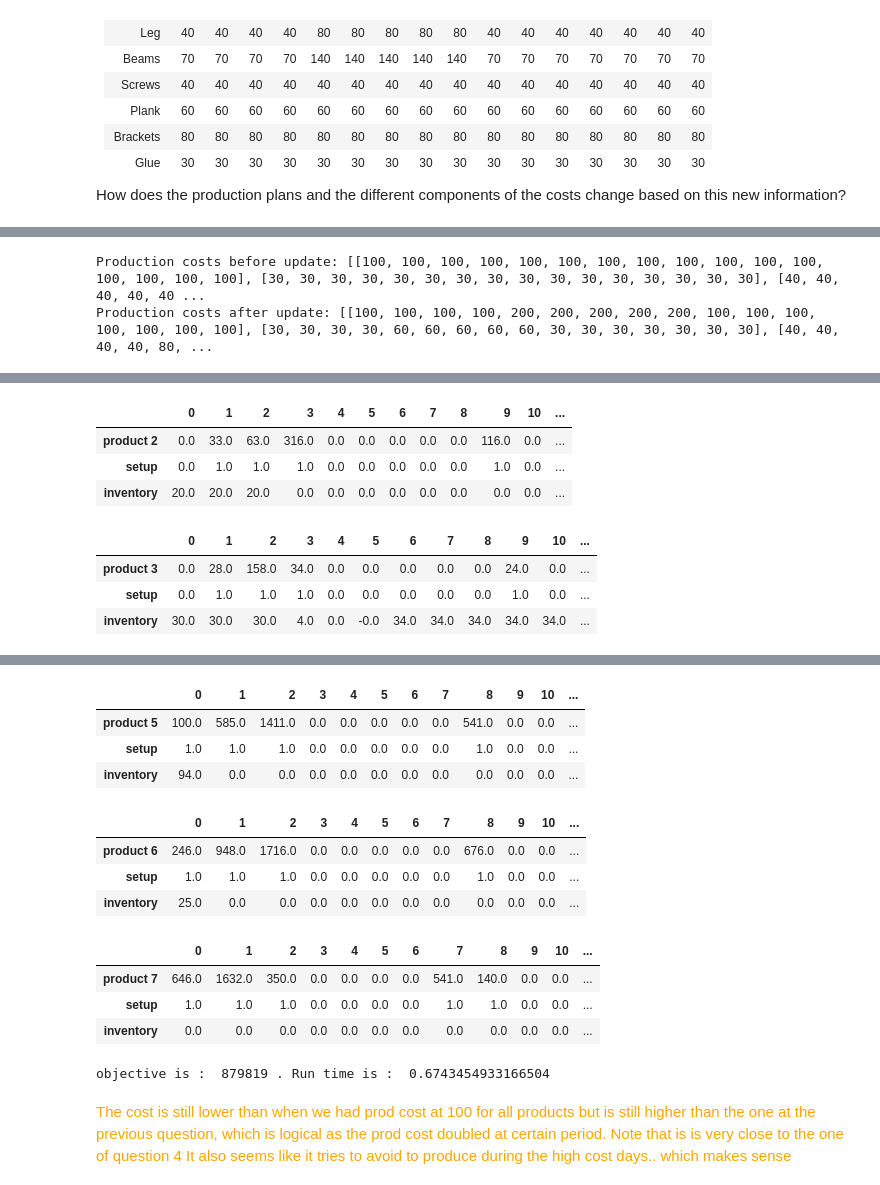
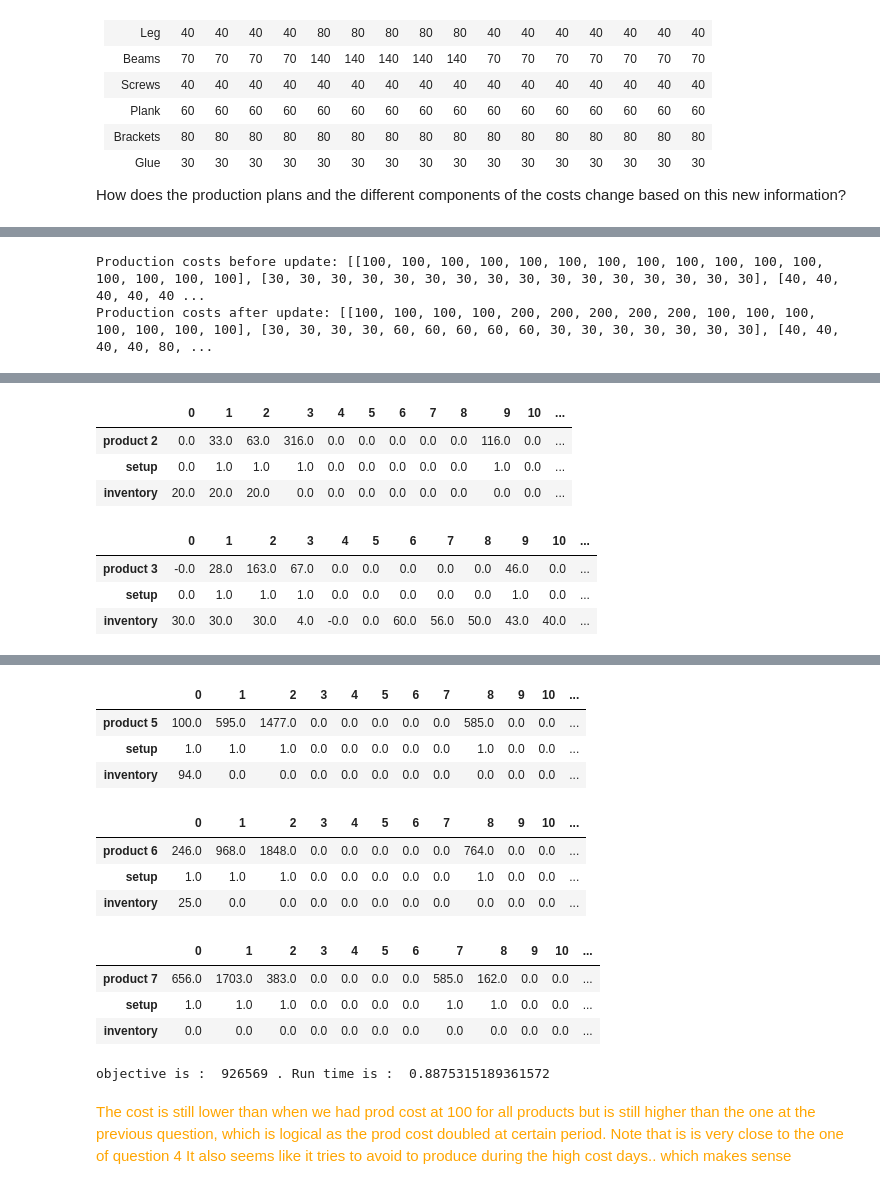
Before and after one commit to Ualh/operation_management, a Jupyter notebook: group7.ipynb, the cells around one changed output, grey strips where cells are left out. Cells and saved outputs as stored; diff of their text form; code cells hidden in the pictures.

```diff
--- a/group7.ipynb
+++ b/group7.ipynb
@@ -819,13 +837,13 @@ class ProjectData:
 
     self.demands = [
             [0, 0, 0, 0, 0, 18, 15, 16, 12, 14, 19, 10, 13, 11, 17, 12],  # Table demand
-            [0]*16,  # Tabletop demand (calculated)
-            [0]*16,  # Leg demand (calculated)
-            [0]*16,  # Beam demand (calculated)
-            [0]*16,  # Screw demand (calculated)
-            [0]*16,  # Plank demand (calculated)
-            [0]*16,  # Bracket demand (calculated)
-            [0]*16   # Glue demand (calculated)
+            [0]*16,  # Tabletop demand
+            [0]*16,  # Leg demand
+            [0, 0, 0, 0, 0, 5, 7, 4, 6, 7, 3, 6, 5, 4, 7, 6],  # Beam demand
+            [0]*16,  # Screw demand
+            [0]*16,  # Plank demand
+            [0]*16,  # Bracket demand
+            [0]*16   # Glue demand
         ]
 
     self.days = range(len(self.demands[0]))
@@ -1018,13 +1036,13 @@ class ProjectData:
 
     self.demands = [
             [0, 0, 0, 0, 0, 18, 15, 16, 12, 14, 19, 10, 13, 11, 17, 12],  # Table demand
-            [0]*16,  # Tabletop demand (calculated)
-            [0]*16,  # Leg demand (calculated)
-            [0]*16,  # Beam demand (calculated)
-            [0]*16,  # Screw demand (calculated)
-            [0]*16,  # Plank demand (calculated)
-            [0]*16,  # Bracket demand (calculated)
-            [0]*16   # Glue demand (calculated)
+            [0]*16,  # Tabletop demand
+            [0]*16,  # Leg demand
+            [0, 0, 0, 0, 0, 5, 7, 4, 6, 7, 3, 6, 5, 4, 7, 6],  # Beam demand
+            [0]*16,  # Screw demand
+            [0]*16,  # Plank demand
+            [0]*16,  # Bracket demand
+            [0]*16   # Glue demand
         ]
 
     self.days = range(len(self.demands[0]))
@@ -1096,9 +1114,9 @@ Production costs after update: [[100, 100, 100, 100, 200, 200, 200, 200, 200, 10
 |  | 0 | 1 | 2 | 3 | 4 | 5 | 6 | 7 | 8 | 9 | 10 | ... |
 | product 2 | 0.0 | 33.0 | 63.0 | 316.0 | 0.0 | 0.0 | 0.0 | 0.0 | 0.0 | 116.0 | 0.0 | ... |
 | setup | 0.0 | 1.0 | 1.0 | 1.0 | 0.0 | 0.0 | 0.0 | 0.0 | 0.0 | 1.0 | 0.0 | ... |
 | inventory | 20.0 | 20.0 | 20.0 | 0.0 | 0.0 | 0.0 | 0.0 | 0.0 | 0.0 | 0.0 | 0.0 | ... |
 |  | 0 | 1 | 2 | 3 | 4 | 5 | 6 | 7 | 8 | 9 | 10 | ... |
-| product 3 | 0.0 | 28.0 | 158.0 | 34.0 | 0.0 | 0.0 | 0.0 | 0.0 | 0.0 | 24.0 | 0.0 | ... |
+| product 3 | -0.0 | 28.0 | 163.0 | 67.0 | 0.0 | 0.0 | 0.0 | 0.0 | 0.0 | 46.0 | 0.0 | ... |
 | setup | 0.0 | 1.0 | 1.0 | 1.0 | 0.0 | 0.0 | 0.0 | 0.0 | 0.0 | 1.0 | 0.0 | ... |
-| inventory | 30.0 | 30.0 | 30.0 | 4.0 | 0.0 | -0.0 | 34.0 | 34.0 | 34.0 | 34.0 | 34.0 | ... |
+| inventory | 30.0 | 30.0 | 30.0 | 4.0 | -0.0 | 0.0 | 60.0 | 56.0 | 50.0 | 43.0 | 40.0 | ... |
 |  | 0 | 1 | 2 | 3 | 4 | 5 | 6 | 7 | 8 | 9 | 10 | ... |
@@ -1108,16 +1126,16 @@ Production costs after update: [[100, 100, 100, 100, 200, 200, 200, 200, 200, 10
 |  | 0 | 1 | 2 | 3 | 4 | 5 | 6 | 7 | 8 | 9 | 10 | ... |
-| product 5 | 100.0 | 585.0 | 1411.0 | 0.0 | 0.0 | 0.0 | 0.0 | 0.0 | 541.0 | 0.0 | 0.0 | ... |
+| product 5 | 100.0 | 595.0 | 1477.0 | 0.0 | 0.0 | 0.0 | 0.0 | 0.0 | 585.0 | 0.0 | 0.0 | ... |
 | setup | 1.0 | 1.0 | 1.0 | 0.0 | 0.0 | 0.0 | 0.0 | 0.0 | 1.0 | 0.0 | 0.0 | ... |
 | inventory | 94.0 | 0.0 | 0.0 | 0.0 | 0.0 | 0.0 | 0.0 | 0.0 | 0.0 | 0.0 | 0.0 | ... |
 |  | 0 | 1 | 2 | 3 | 4 | 5 | 6 | 7 | 8 | 9 | 10 | ... |
-| product 6 | 246.0 | 948.0 | 1716.0 | 0.0 | 0.0 | 0.0 | 0.0 | 0.0 | 676.0 | 0.0 | 0.0 | ... |
+| product 6 | 246.0 | 968.0 | 1848.0 | 0.0 | 0.0 | 0.0 | 0.0 | 0.0 | 764.0 | 0.0 | 0.0 | ... |
 | setup | 1.0 | 1.0 | 1.0 | 0.0 | 0.0 | 0.0 | 0.0 | 0.0 | 1.0 | 0.0 | 0.0 | ... |
 | inventory | 25.0 | 0.0 | 0.0 | 0.0 | 0.0 | 0.0 | 0.0 | 0.0 | 0.0 | 0.0 | 0.0 | ... |
 |  | 0 | 1 | 2 | 3 | 4 | 5 | 6 | 7 | 8 | 9 | 10 | ... |
-| product 7 | 646.0 | 1632.0 | 350.0 | 0.0 | 0.0 | 0.0 | 0.0 | 541.0 | 140.0 | 0.0 | 0.0 | ... |
+| product 7 | 656.0 | 1703.0 | 383.0 | 0.0 | 0.0 | 0.0 | 0.0 | 585.0 | 162.0 | 0.0 | 0.0 | ... |
 | setup | 1.0 | 1.0 | 1.0 | 0.0 | 0.0 | 0.0 | 0.0 | 1.0 | 1.0 | 0.0 | 0.0 | ... |
 | inventory | 0.0 | 0.0 | 0.0 | 0.0 | 0.0 | 0.0 | 0.0 | 0.0 | 0.0 | 0.0 | 0.0 | ... |
-objective is :  879819 . Run time is :  0.6743454933166504
+objective is :  926569 . Run time is :  0.8875315189361572
 # %% [markdown]
 <span style="color: orange">
 The cost is still lower than when we had prod cost at 100 for all products but is still higher than the one at the previous question, which is logical as the prod cost doubled at certain period.
```
Also changed, not shown: parts of 16 cells of this notebook, 1 other file.
